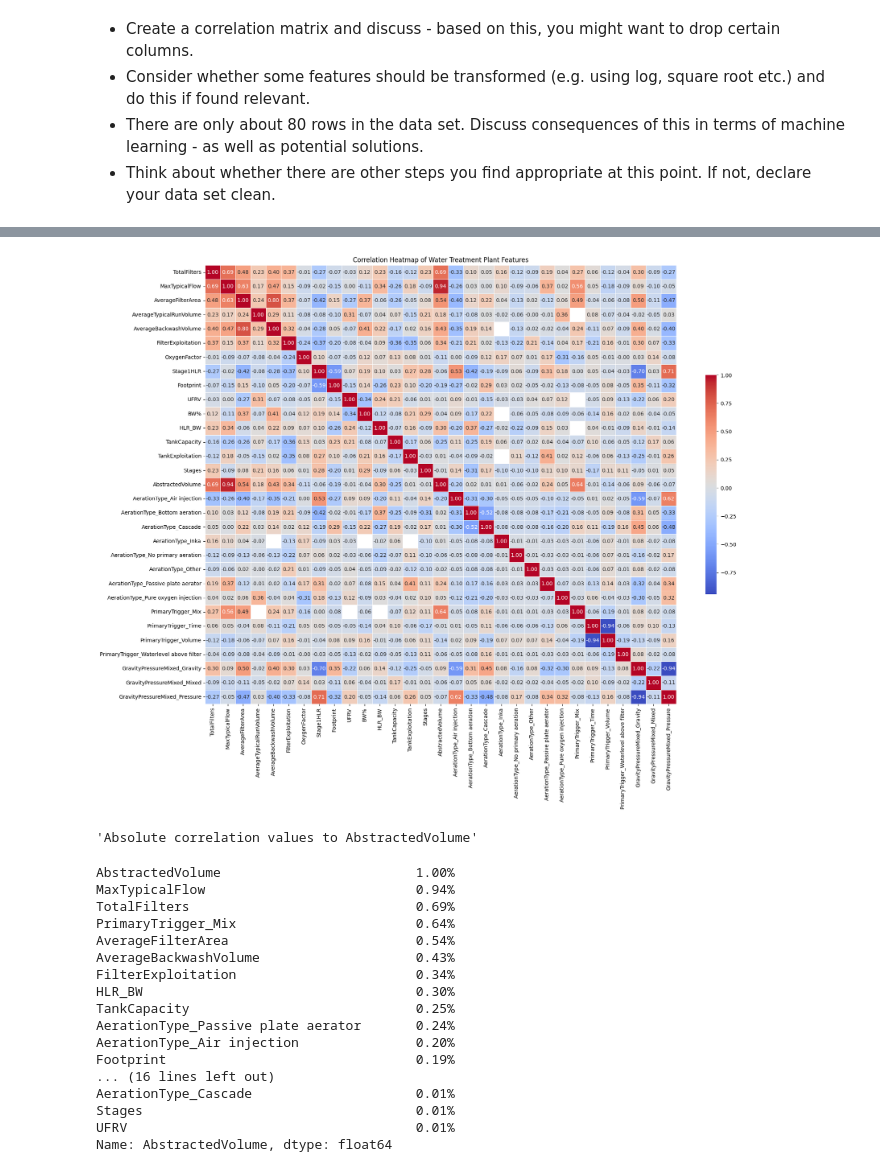
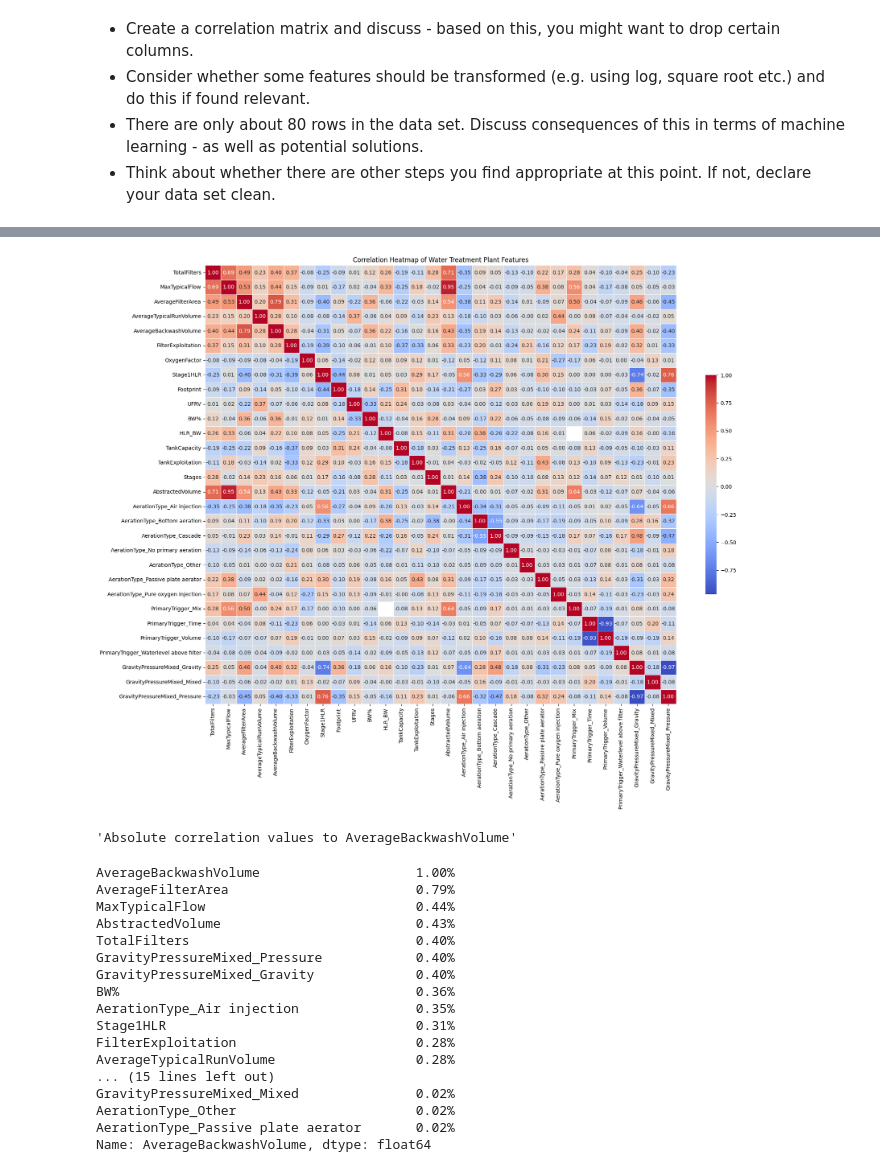
Before and after one commit to radoslavKiryazov/MAL, a Jupyter notebook: Assignment 4/4. Preprocessing - Water treatment plants.ipynb, the cells around one changed output, grey strips where cells are left out. Cells and saved outputs as stored; diff of their text form; code cells hidden in the pictures.

Commit message:
Data imputing

```diff
--- a/Assignment 4/4. Preprocessing - Water treatment plants.ipynb
+++ b/Assignment 4/4. Preprocessing - Water treatment plants.ipynb
@@ -68,32 +69,13 @@ display(missing_percentage)
 columns_to_drop = missing_percentage[missing_percentage > 40].index
 df.drop(columns=columns_to_drop, inplace=True)
 
+# Drop rows where 'AverageBackwashVolume' is missing
+df.dropna(subset=['AverageBackwashVolume'], inplace=True)
+
 # Verify the removal of columns by printing the table with the percentages again
-print("Percentage of Missing Values After Dropping Columns")
+print("Percentage of Missing Values After Dropping Rows")
 missing_percentage = df.isnull().sum() * 100 / len(df)
 missing_percentage.sort_values(inplace=True)
 display(missing_percentage)
-
-# Removing outliers using the IQR method for each column
-# We will apply this only to numerical columns
-numerical_columns = df.select_dtypes(include=["float", "int"]).columns
-
-for column in numerical_columns:
-    Q1 = df[column].quantile(0.25)
-    Q3 = df[column].quantile(0.75)
-    IQR = Q3 - Q1
-
-    # Define the lower and upper bounds for outliers
-    lower_bound = Q1 - 1.5 * IQR
-    upper_bound = Q3 + 1.5 * IQR
-
-    # Remove rows where the column value is outside these bounds
-    df = df[(df[column] >= lower_bound) & (df[column] <= upper_bound)]
-
-# Create a boxplot for each feature to visualize remaining data after outlier removal
-plt.figure(figsize=(20, 15))
-sns.boxplot(data=df, orient="h", palette="Set2")
-plt.title('Boxplot of Features After Outlier Removal')
-plt.show()
 # %% [output]
 Percentage of Missing Values
@@ -142,41 +153,41 @@ df['Stages'] = df['Stages'].replace({'Mixed': 0, 'Single': 1, 'Double': 2, "Trip
 # %%
 # Calculate the correlation matrix
 corr = df.corr()
 
 # Initialize a matplotlib figure for displaying
 plt.figure(figsize=(20, 15))
 
 # Use seaborn for a neat heatmap with the mask and correct aspect ratio
 sns.heatmap(corr, annot=True, fmt='.2f', cmap='coolwarm',
             xticklabels=corr.columns, yticklabels=corr.columns,
             linewidths=.5, cbar_kws={'shrink': .5})
 
 # Add a title
 plt.title('Correlation Heatmap of Water Treatment Plant Features')
 
 plt.show()
 
 # Display the absolute correlation values to AbstractedVolume (The higher the better)
-display('Absolute correlation values to AbstractedVolume')
-corr["AbstractedVolume"].abs().sort_values(ascending=False)
+display('Absolute correlation values to AverageBackwashVolume')
+corr["AverageBackwashVolume"].abs().sort_values(ascending=False)
 # %% [output]
-[figure, old version]
+[figure, new version]
-'Absolute correlation values to AbstractedVolume'
+'Absolute correlation values to AverageBackwashVolume'
-AbstractedVolume                         1.00%
-MaxTypicalFlow                           0.94%
-TotalFilters                             0.69%
-PrimaryTrigger_Mix                       0.64%
-AverageFilterArea                        0.54%
-AverageBackwashVolume                    0.43%
-FilterExploitation                       0.34%
-HLR_BW                                   0.30%
-TankCapacity                             0.25%
-AerationType_Passive plate aerator       0.24%
-AerationType_Air injection               0.20%
-Footprint                                0.19%
-... (16 lines left out)
-AerationType_Cascade                     0.01%
-Stages                                   0.01%
-UFRV                                     0.01%
-Name: AbstractedVolume, dtype: float64
+AverageBackwashVolume                    1.00%
+AverageFilterArea                        0.79%
+MaxTypicalFlow                           0.44%
+AbstractedVolume                         0.43%
+TotalFilters                             0.40%
+GravityPressureMixed_Pressure            0.40%
+GravityPressureMixed_Gravity             0.40%
+BW%                                      0.36%
+AerationType_Air injection               0.35%
+Stage1HLR                                0.31%
+FilterExploitation                       0.28%
+AverageTypicalRunVolume                  0.28%
+... (15 lines left out)
+GravityPressureMixed_Mixed               0.02%
+AerationType_Other                       0.02%
+AerationType_Passive plate aerator       0.02%
+Name: AverageBackwashVolume, dtype: float64
 # %%
```
Also changed, not shown: parts of 12 cells of this notebook.
